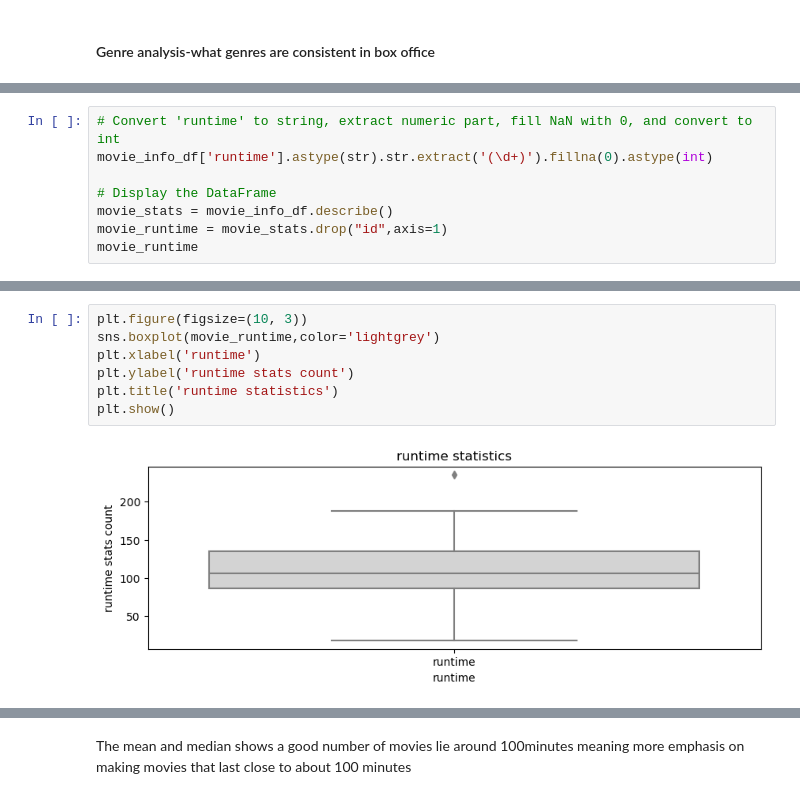
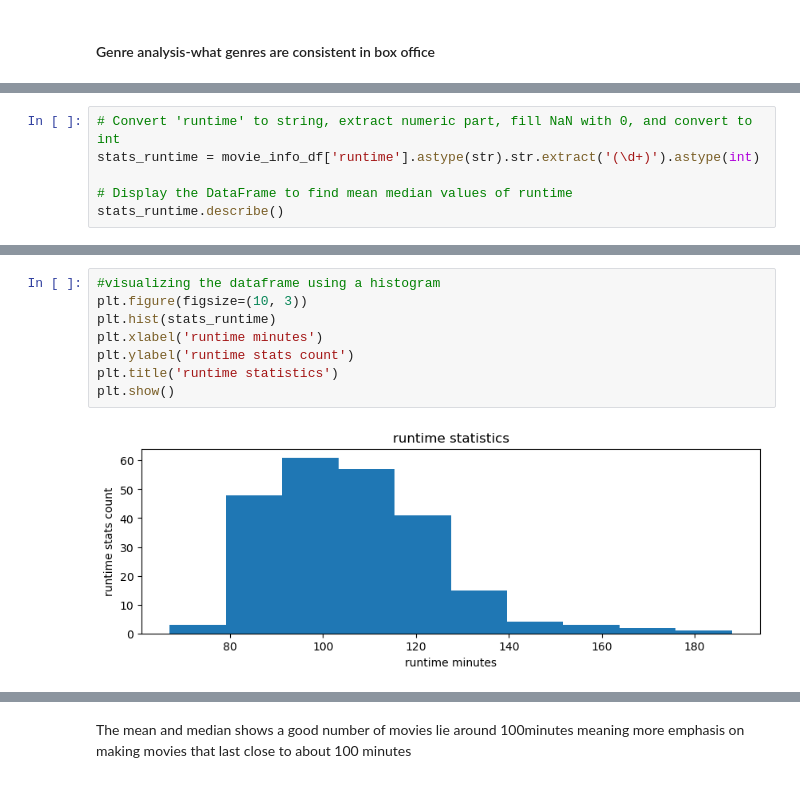
Before and after one commit to ed-gar-k/Phase-1-project, a Jupyter notebook: Phase-one.ipynb, the cells around one changed output, grey strips where cells are left out. Cells and saved outputs as stored; diff of their text form.

```diff
--- a/Phase-one.ipynb
+++ b/Phase-one.ipynb
@@ -176,9 +203,7 @@ memory usage: 146.4+ KB
 # %%
 # Convert 'runtime' to string, extract numeric part, fill NaN with 0, and convert to int
-movie_info_df['runtime'].astype(str).str.extract('(\d+)').fillna(0).astype(int)
+stats_runtime = movie_info_df['runtime'].astype(str).str.extract('(\d+)').astype(int)
 
-# Display the DataFrame
-movie_stats = movie_info_df.describe()
-movie_runtime = movie_stats.drop("id",axis=1)
-movie_runtime
+# Display the DataFrame to find mean median values of runtime
+stats_runtime.describe()
 # %% [output]
@@ -194,9 +233,10 @@ movie_runtime
 # %%
+#visualizing the dataframe using a histogram
 plt.figure(figsize=(10, 3))
-sns.boxplot(movie_runtime,color='lightgrey')
-plt.xlabel('runtime')
+plt.hist(stats_runtime)
+plt.xlabel('runtime minutes')
 plt.ylabel('runtime stats count')
 plt.title('runtime statistics')
 plt.show()
 # %% [output]
-[figure, old version]
+[figure, new version]
```
Also changed, not shown: parts of 76 cells of this notebook, 2 other files.
